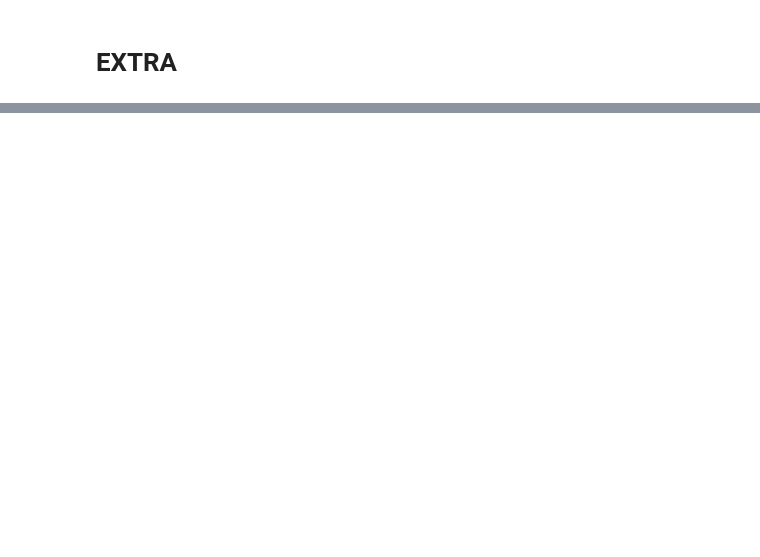
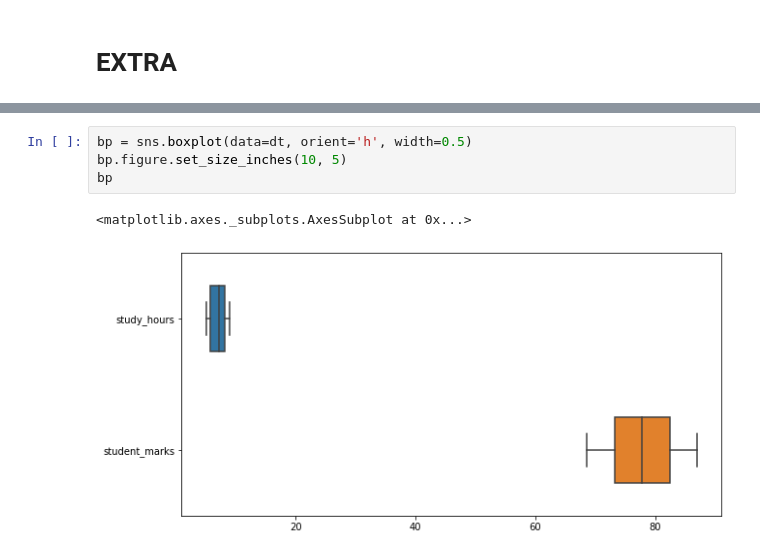
Before and after one commit to isabelsanttana/Analise_de_dados, a Jupyter notebook: Trabalho_Correlacao_Regressao.ipynb, the cells around one changed output, grey strips where cells are left out. Cells and saved outputs as stored; diff of their text form; blank space fills up the shorter version.

```diff
--- a/Trabalho_Correlacao_Regressao.ipynb
+++ b/Trabalho_Correlacao_Regressao.ipynb
@@ -298,0 +513,7 @@ resultado_regressao.rsquared
+# %%
+bp = sns.boxplot(data=dt, orient='h', width=0.5)
+bp.figure.set_size_inches(10, 5)
+bp
+# %% [output]
+<matplotlib.axes._subplots.AxesSubplot at 0x...>
+[figure, added]
```
Also changed, not shown: parts of 74 cells of this notebook.
